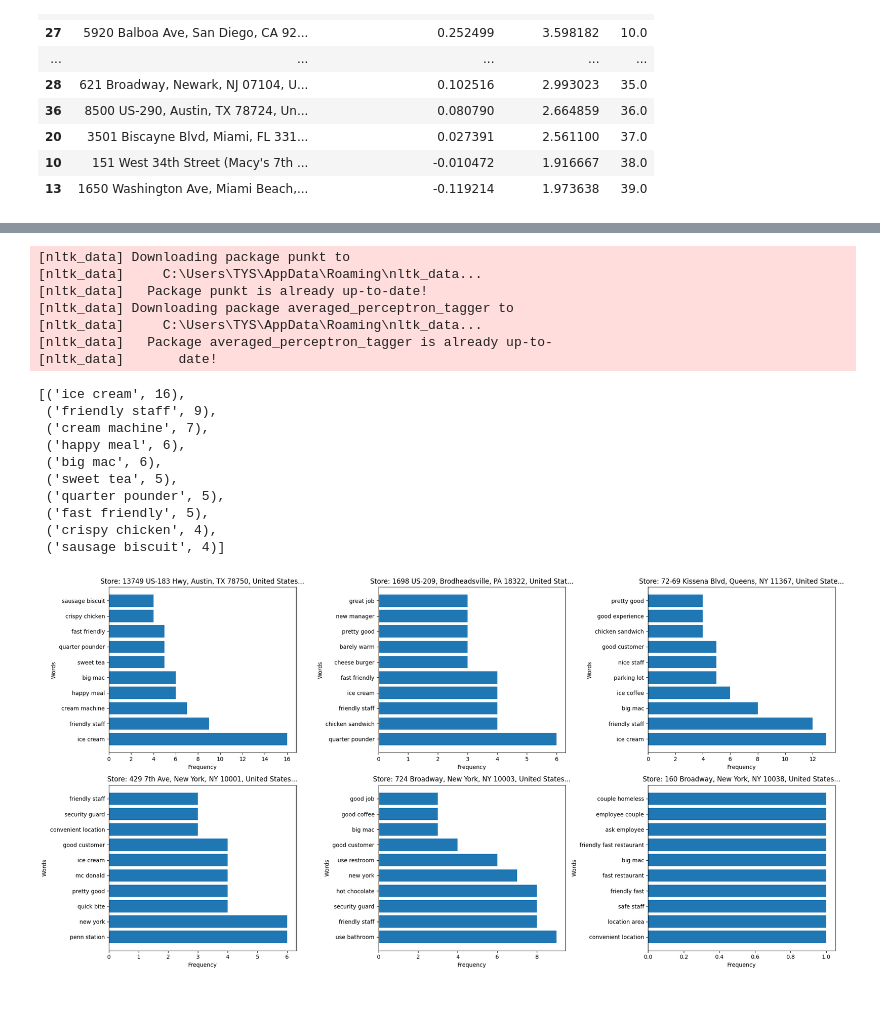
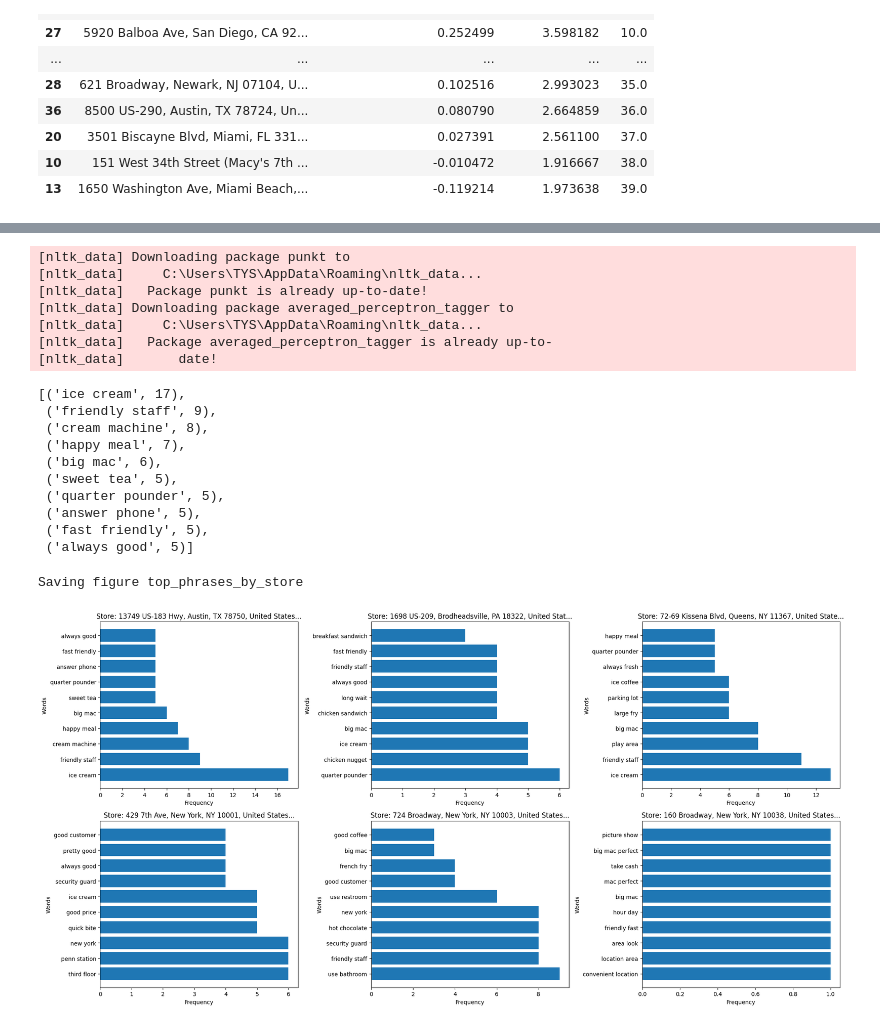
Before and after one commit to TeachFakerPlayingMid/McDonald-s_Store_Reviews_Analytics_INSY669_Final_Project, a Jupyter notebook: sentiment visualization.ipynb, the cells around one changed output, grey strips where cells are left out. Saved outputs shown, nothing was run; the diff lists cells and outputs as text; code cells hidden in the pictures; blank space fills up the shorter version.

Commit message:
done the map and update the save_plot function

```diff
--- a/sentiment visualization.ipynb
+++ b/sentiment visualization.ipynb
@@ -19,12 +19,12 @@ def save_data(data, filename, data_path=DATA_PATH,encoding='ISO-8859-1'):
 PLOT_PATH = Path() / "plot"
 PLOT_PATH.mkdir(parents=True,exist_ok=True)
 
-def save_fig(fig_id, tight_layout=True, fig_extension="png", resolution=300):
+def save_fig(fig_id, tight_layout=True, fig_extension="png", resolution=300, transparent=True):
     path = PLOT_PATH / f"{fig_id}.{fig_extension}"
     print("Saving figure", fig_id)
     if tight_layout:
         plt.tight_layout()
-    plt.savefig(path, format=fig_extension, dpi=resolution)
+    plt.savefig(path, format=fig_extension, dpi=resolution, transparent=transparent)
 # %%
 data = load_data("McDonald_s_sentiment_final.csv")
 data
@@ -100,7 +100,7 @@ word_counts_by_store = defaultdict(lambda: defaultdict(int))
 # Preprocess and tokenize the reviews
 for _, row in data.iterrows():
     store_address = row['store_address']
-    review = row['process_review_spacy']
+    review = row['processed_review_nltk']
     doc = nlp(str(review))
 
     # Increment word counts for this store, excluding stopwords and non-alphabetic words
@@ -185,7 +204,7 @@ word_counts_by_store_phrases = defaultdict(Counter)
 # Assuming 'data' is your DataFrame and has been loaded correctly
 for _, row in data.iterrows():
     store_address = row['store_address']  # Adjusted to match your dataset column names
-    review = row['process_review_spacy']  # This should be the column name that contains the review text
+    review = row['processed_review_nltk']  # This should be the column name that contains the review text
     phrases = extract_extended_phrases(str(review))
 
     # Increment phrase counts for this store, excluding phrases with words in STOP_WORDS
@@ -205,39 +224,41 @@ first_store_phrase_counts
 [nltk_data]     C:\Users\TYS\AppData\Roaming\nltk_data...
 [nltk_data]   Package averaged_perceptron_tagger is already up-to-
 [nltk_data]       date!
-[('ice cream', 16),
+[('ice cream', 17),
  ('friendly staff', 9),
- ('cream machine', 7),
- ('happy meal', 6),
+ ('cream machine', 8),
+ ('happy meal', 7),
  ('big mac', 6),
  ('sweet tea', 5),
  ('quarter pounder', 5),
+ ('answer phone', 5),
  ('fast friendly', 5),
- ('crispy chicken', 4),
- ('sausage biscuit', 4)]
+ ('always good', 5)]
 # %%
 import matplotlib.pyplot as plt
 
 # Select a few stores for visualization
 selected_stores = list(word_counts_by_store_phrases.keys())[:6]  # Taking the first 6 stores for demonstration
 
 plt.figure(figsize=(20, 10))
 
 for i, store_address in enumerate(selected_stores, 1):
     # Get the top 10 most common words for the store
     word_counts = word_counts_by_store_phrases[store_address].most_common(10)
     words, counts = zip(*word_counts)
 
     plt.subplot(2, 3, i)
     plt.barh(words, counts)
     plt.title(f'Store: {store_address[:50]}...')  # Truncate address for readability
     plt.xlabel('Frequency')
     plt.ylabel('Words')
 
 plt.tight_layout()
+save_fig("top_phrases_by_store")
 plt.show()
 # %% [output]
+Saving figure top_phrases_by_store
-[figure, old version]
+[figure, new version]
 # %%
 import matplotlib.pyplot as plt
 
```
Also changed, not shown: parts of 8 cells of this notebook, 17 other files.
